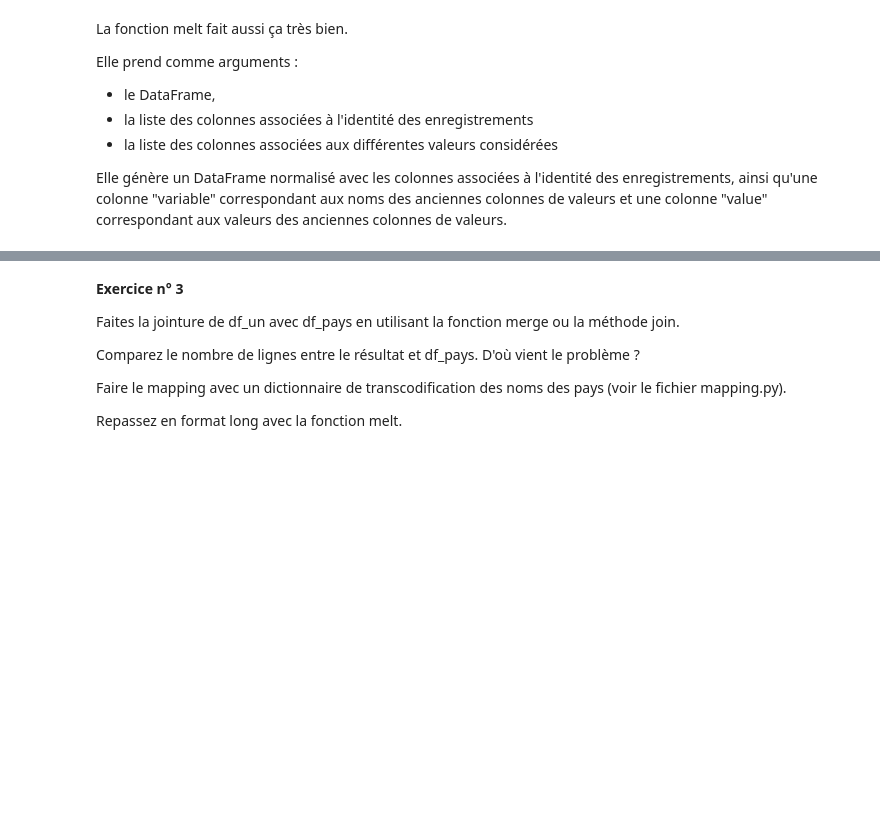
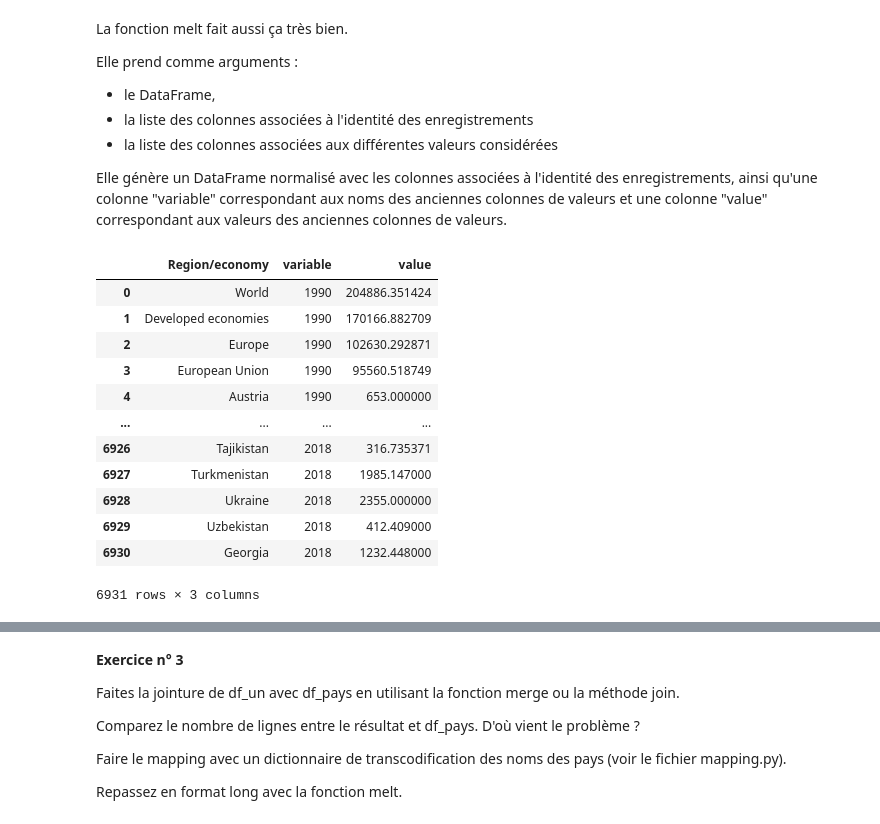
Before and after one commit to fran6w/INFMDI-721, a Jupyter notebook: session5/session5.ipynb, the cells around one changed output, grey strips where cells are left out. Cells and saved outputs as stored; diff of their text form; code cells hidden in the pictures; blank space fills up the shorter version.

```diff
--- a/session5/session5.ipynb
+++ b/session5/session5.ipynb
@@ -370,8 +1035,24 @@ Elle génère un DataFrame normalisé avec les colonnes associées à l'identit
 # %%
 # ou bien tout simplement
 # la fonction melt
-tab = pd.melt(df_un, id_vars=['Region/economy'], value_vars=list(df_un.columns[1:]))
+tab = pd.melt(df_un,
+              id_vars=['Region/economy'],
+              value_vars=list(df_un.columns[1:]))
 tab
+# %% [output]
+|  | Region/economy | variable | value |
+| 0 | World | 1990 | 204886.351424 |
+| 1 | Developed economies | 1990 | 170166.882709 |
+| 2 | Europe | 1990 | 102630.292871 |
+| 3 | European Union | 1990 | 95560.518749 |
+| 4 | Austria | 1990 | 653.000000 |
+| ... | ... | ... | ... |
+| 6926 | Tajikistan | 2018 | 316.735371 |
+| 6927 | Turkmenistan | 2018 | 1985.147000 |
+| 6928 | Ukraine | 2018 | 2355.000000 |
+| 6929 | Uzbekistan | 2018 | 412.409000 |
+| 6930 | Georgia | 2018 | 1232.448000 |
+6931 rows × 3 columns
 # %%
 # pour revenir pratiqument au DataFrame de départ
 tab.set_index(['Region/economy', 'variable']).unstack().reset_index()
```
Also changed, not shown: parts of 74 cells of this notebook.
